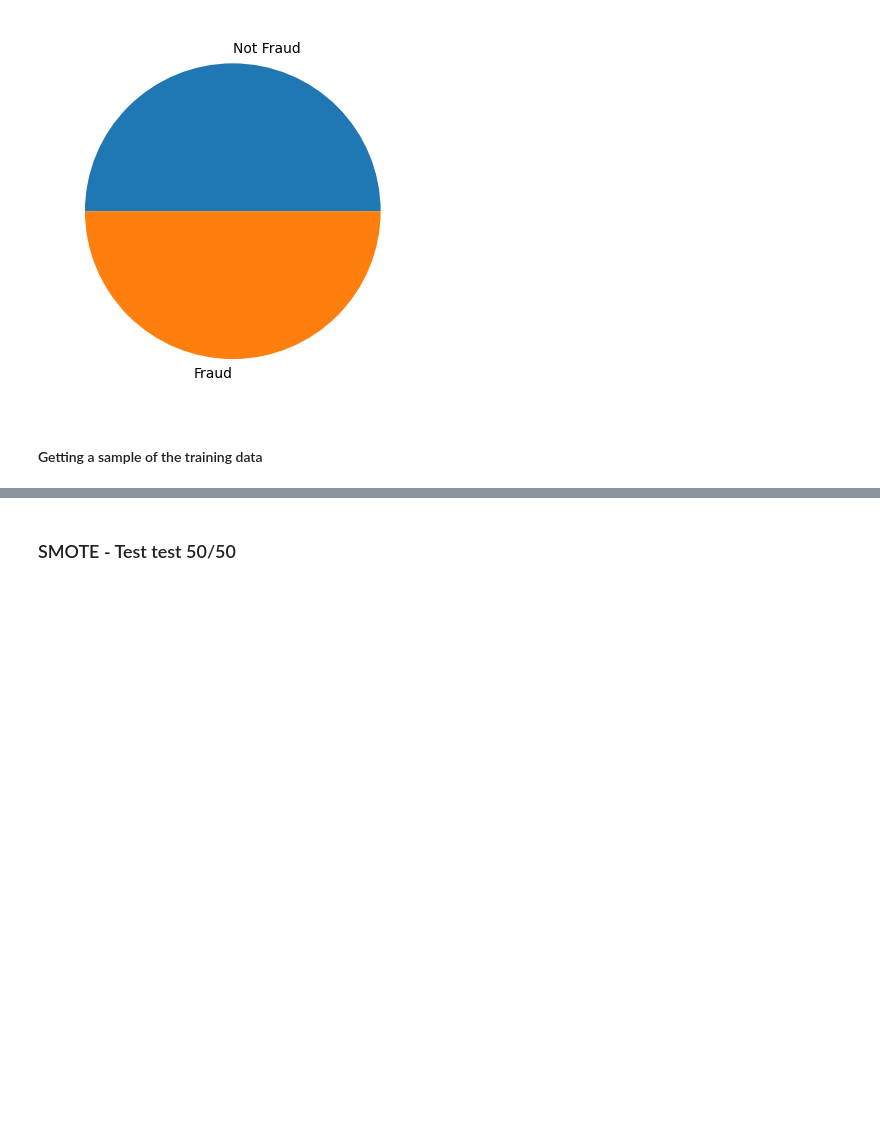
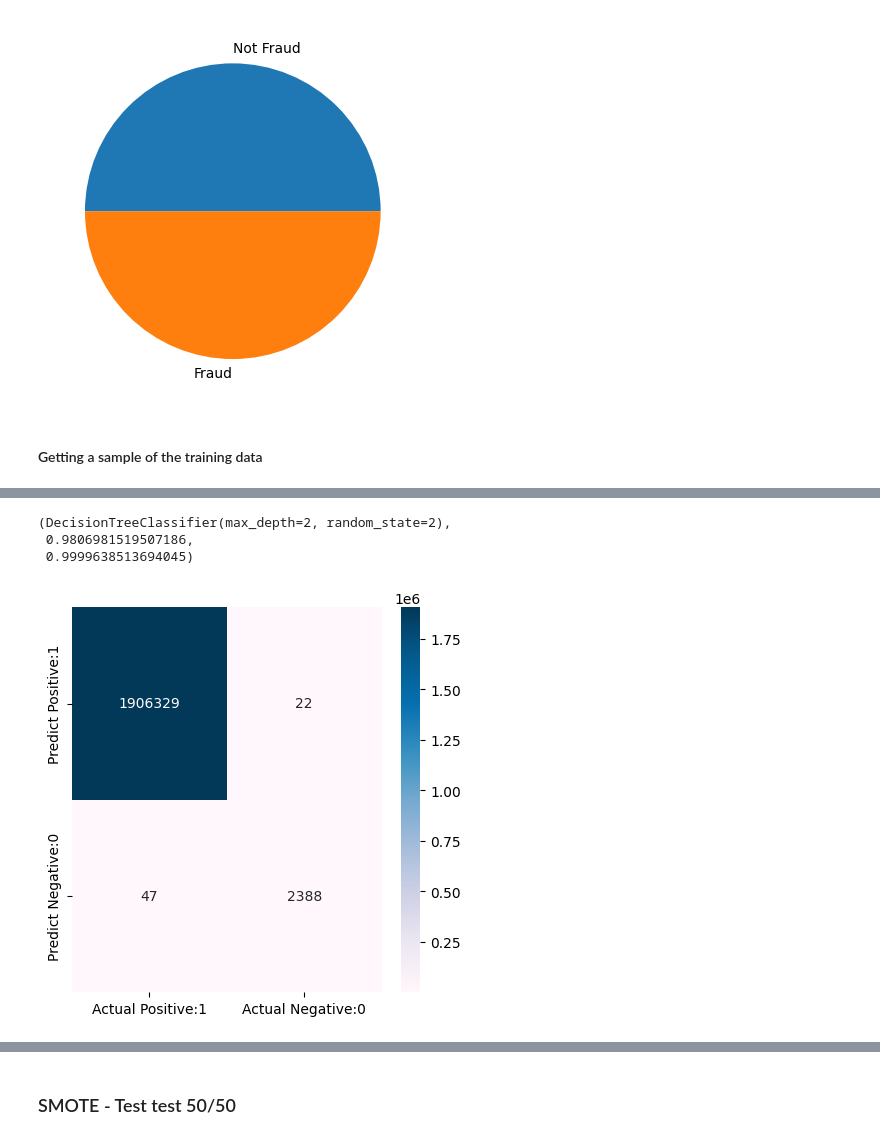
Before and after one commit to AlcaRmsp/the_laundromat, a Jupyter notebook: Data_Modelling_RFC_CJC.ipynb, the cells around one changed output, grey strips where cells are left out. Saved outputs shown, nothing was run; the diff lists cells and outputs as text; code cells hidden in the pictures; blank space fills up the shorter version.

```diff
--- a/Data_Modelling_RFC_CJC.ipynb
+++ b/Data_Modelling_RFC_CJC.ipynb
@@ -204,0 +263,7 @@ data_new
+# %%
+modellingDTC(X, y, X_test, y_test)
+# %% [output]
+(DecisionTreeClassifier(max_depth=2, random_state=2),
+ 0.9806981519507186,
+ 0.9999638513694045)
+[figure, added]
```
Also changed, not shown: parts of 40 cells of this notebook, 17 other files.
